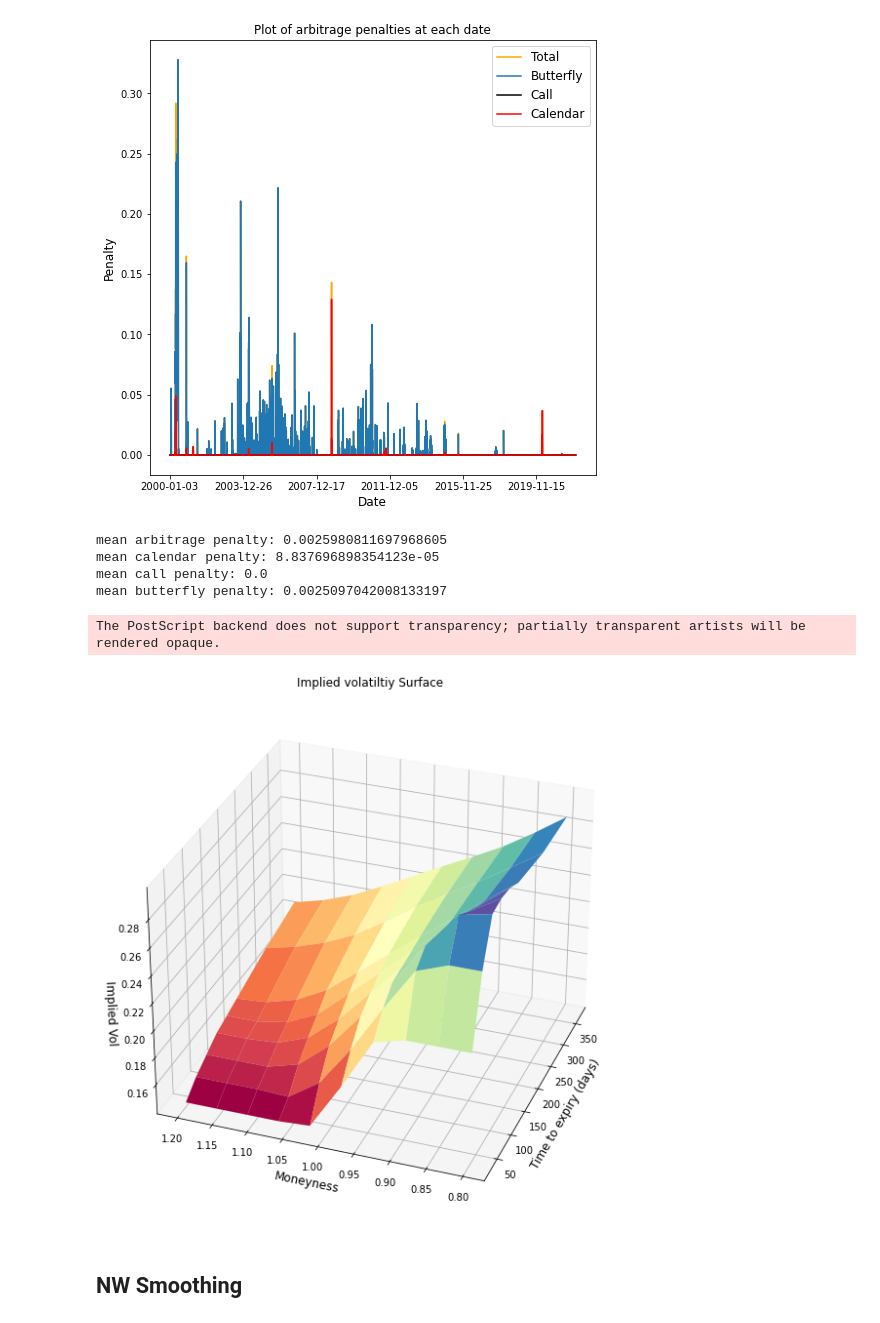
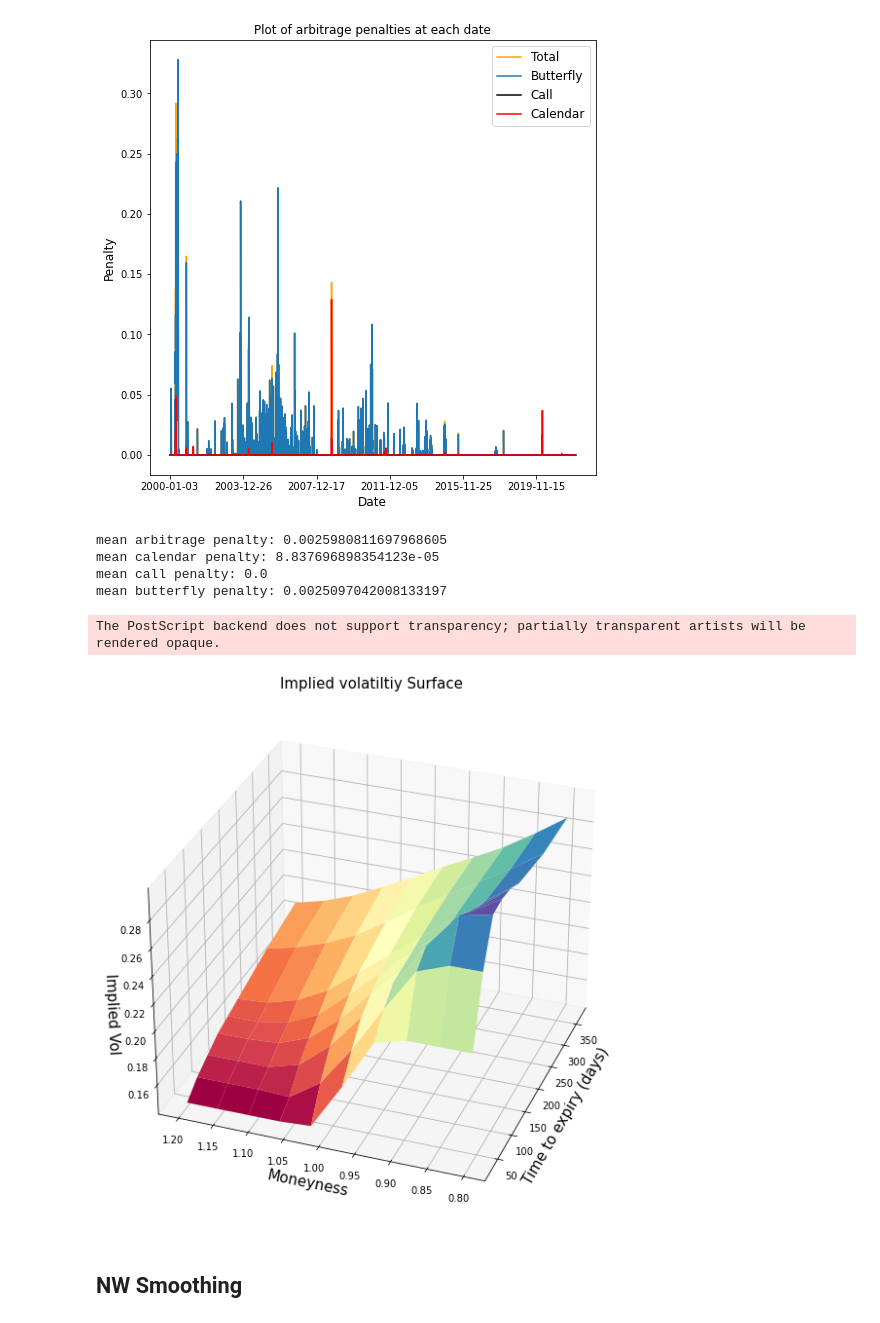
Before and after one commit to DavidMal101/Topics-in-Quant-Finance, a Jupyter notebook: VolGan and Penalties.ipynb, the cells around one changed output. Drawn from its saved outputs; the diff is of its cells as text; code cells hidden in the pictures.

```diff
--- a/VolGan and Penalties.ipynb
+++ b/VolGan and Penalties.ipynb
@@ -13,8 +13,8 @@ import itertools
 import keras
 import tensorflow as tf
 # %%
-volsurf_df=pd.read_csv("C:\\Users\\david\\Documents\\Topics in Quant finance\\data\\Nasdaq_vol_data.csv")
-zero_curve=pd.read_csv("C:\\Users\\david\\Documents\\Topics in Quant finance\\data\\Zero Coupon Curve.csv")
+volsurf_df=pd.read_csv("Data/Nasdaq_vol_data.csv")
+zero_curve=pd.read_csv("Data/Zero Coupon Curve.csv")
 # %%
 #options with less than 10 days to expiry have no implied volatility calculated
 volsurf_df = volsurf_df[(volsurf_df['days'] != 10) & (volsurf_df['days'] <= 365)] #shouldnt then this be <= 10 or use dropna
@@ -493,35 +493,35 @@ plt.legend(fontsize=12)
 # %% [output]
 <matplotlib.legend.Legend at 0x...>
 [figure]
-# %%
-print("mean arbitrage penalty:", ptot_vals.mean())
-print("mean calendar penalty:", p1_vals.mean())
-print("mean call penalty:",p2_vals.mean())
-print("mean butterfly penalty:", p3_vals.mean())
-# %% [output]
-mean arbitrage penalty: 0.0025980811697968605
-mean calendar penalty: 8.837696898354123e-05
-mean call penalty: 0.0
-mean butterfly penalty: 0.0025097042008133197
+# %%
+print("mean arbitrage penalty:", ptot_vals.mean())
+print("mean calendar penalty:", p1_vals.mean())
+print("mean call penalty:",p2_vals.mean())
+print("mean butterfly penalty:", p3_vals.mean())
+# %% [output]
+mean arbitrage penalty: 0.0025980811697968605
+mean calendar penalty: 8.837696898354123e-05
+mean call penalty: 0.0
+mean butterfly penalty: 0.0025097042008133197
 # %%
 m_grid=np.linspace(0.8,1.2,10)
 sample_df=interp_implvol_df2[interp_implvol_df2['date']=='2021-11-01']
 tt,mm=np.meshgrid(t_grid,m_grid)
 #volatility indexed by moneyess and days to expiry
 v=pd.pivot(sample_df,index=['moneyness'],columns=['days'],values='impl_volatility').to_numpy()
 fig=plt.figure(figsize=(10,10))
 ax=fig.add_subplot(111,projection='3d')
 ax.plot_surface(tt,mm,v,cmap='Spectral')
-ax.set_ylabel('Moneyness',fontsize=12)
-ax.set_xlabel('Time to expiry (days)',fontsize=12)
-ax.set_zlabel('Implied Vol',fontsize=12)
+ax.set_ylabel('Moneyness',fontsize=15)
+ax.set_xlabel('Time to expiry (days)',fontsize=15)
+ax.set_zlabel('Implied Vol',fontsize=15)
 ax.view_init(azim=200)
-plt.title("Implied volatiltiy Surface",fontsize=12)
+plt.title("Implied volatiltiy Surface",fontsize=15)
 plt.savefig("C:\\Users\\david\\Documents\\Topics in Quant finance\\plots\\surface2.eps")
 plt.show()
 # %% [output]
 The PostScript backend does not support transparency; partially transparent artists will be rendered opaque.
-[figure, old version]
+[figure, new version]
 # %% [markdown]
 ## NW Smoothing
 # %%
```
Also changed, not shown: parts of 35 cells of this notebook.
